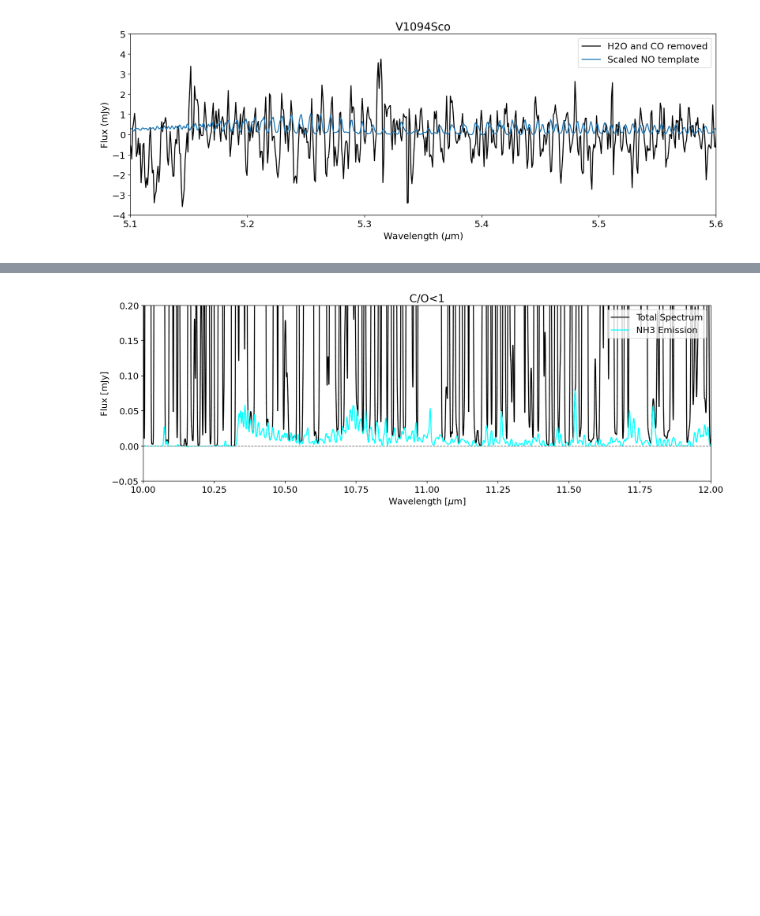
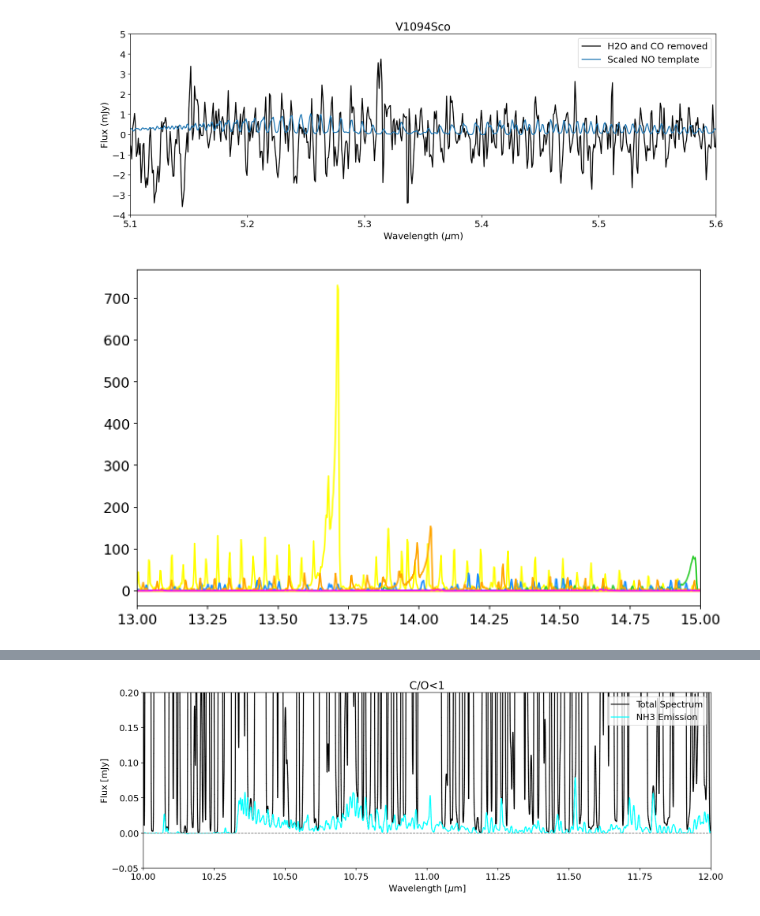
Before and after one commit to nielsklerk/BRP, a Jupyter notebook: AllFigures.ipynb, the cells around one changed output, grey strips where cells are left out. Cells and saved outputs as stored; diff of their text form; code cells hidden in the pictures; blank space fills up the shorter version.

```diff
--- a/AllFigures.ipynb
+++ b/AllFigures.ipynb
@@ -815,6 +859,13 @@ for Source in ['V1094Sco']:
     plt.show()
 # %% [output]
 [figure]
+# %%
+for specie in species:
+    plt.plot(total_wl, avg_flux[specie]*1000, label=specie, c=colors[specie])
+plt.xlim(13, 15)
+plt.show()
+# %% [output]
+[figure, added]
 # %%
 species = ['NO']
 clip_min, clip_max = 4.9, 6
```
Also changed, not shown: parts of 4 cells of this notebook, 16 other files.
